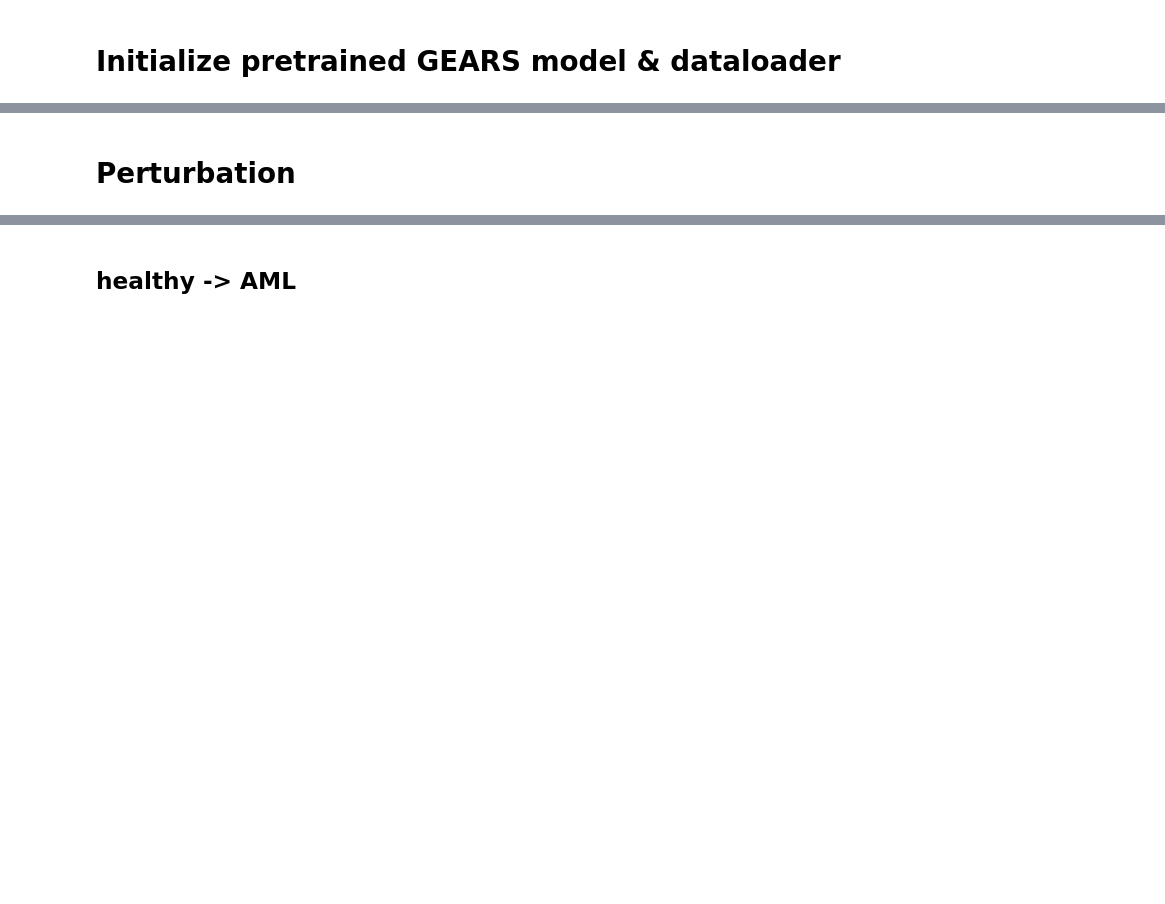
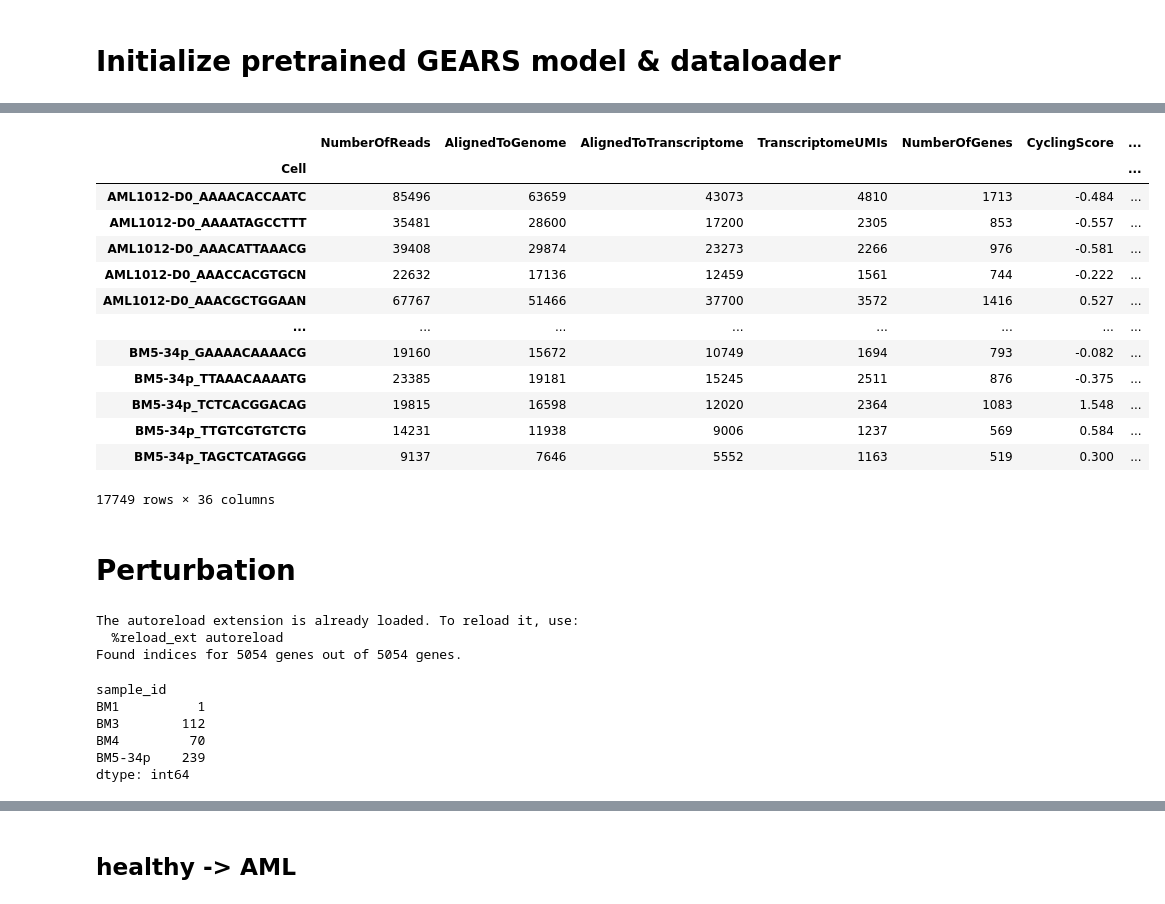
Before and after one commit to ejmockler/ML-AML, a Jupyter notebook: ml-aml.ipynb, the cells around one changed output, grey strips where cells are left out. Cells and saved outputs as stored; diff of their text form; code cells hidden in the pictures; blank space fills up the shorter version.

```diff
--- a/ml-aml.ipynb
+++ b/ml-aml.ipynb
@@ -735,0 +690,14 @@ Dataloaders created...
+# %%
+gears_pertdata = PertData(f'{gears_data_dir}/aml_scrna_embeddings')
+gears_adata.X = csr_matrix(gears_adata.X)
+adata_define_nonzero_gene_idx(gears_adata)
+
+# set the nonperturbation condition to all cells
+gears_adata.obs['condition'] = 'ctrl'
+# Convert condition boolean mask to numpy array
+gears_adata.obs['condition'] = gears_adata.obs['condition'].astype('str')
+
+gears_pertdata.new_data_process(dataset_name='aml_scrna_embeddings', adata=gears_adata, skip_calc_de=True)
+gears_pertdata.prepare_split(split='no_split')
+
+gears_pertdata.dataloader = gears_pertdata.get_dataloader(batch_size=1)
@@ -1101,3 +998,20 @@ Proceeding with 72 valid perturbations
+# %%
+gears_adata.obs
+# %% [output]
+|  | NumberOfReads | AlignedToGenome | AlignedToTranscriptome | TranscriptomeUMIs | NumberOfGenes | CyclingScore | ... |
+| Cell |  |  |  |  |  |  | ... |
+| AML1012-D0_AAAACACCAATC | 85496 | 63659 | 43073 | 4810 | 1713 | -0.484 | ... |
+| AML1012-D0_AAAATAGCCTTT | 35481 | 28600 | 17200 | 2305 | 853 | -0.557 | ... |
+| AML1012-D0_AAACATTAAACG | 39408 | 29874 | 23273 | 2266 | 976 | -0.581 | ... |
+| AML1012-D0_AAACCACGTGCN | 22632 | 17136 | 12459 | 1561 | 744 | -0.222 | ... |
+| AML1012-D0_AAACGCTGGAAN | 67767 | 51466 | 37700 | 3572 | 1416 | 0.527 | ... |
+| ... | ... | ... | ... | ... | ... | ... | ... |
+| BM5-34p_GAAAACAAAACG | 19160 | 15672 | 10749 | 1694 | 793 | -0.082 | ... |
+| BM5-34p_TTAAACAAAATG | 23385 | 19181 | 15245 | 2511 | 876 | -0.375 | ... |
+| BM5-34p_TCTCACGGACAG | 19815 | 16598 | 12020 | 2364 | 1083 | 1.548 | ... |
+| BM5-34p_TTGTCGTGTCTG | 14231 | 11938 | 9006 | 1237 | 569 | 0.584 | ... |
+| BM5-34p_TAGCTCATAGGG | 9137 | 7646 | 5552 | 1163 | 519 | 0.300 | ... |
+17749 rows × 36 columns
 # %% [markdown]
 # Perturbation
 # %%
@@ -1199,23 +1113,30 @@ def reinit_gears(self):
 
         return gears_wrapper
 # %%
+# Load the autoreload extension to automatically reload modules
+%load_ext autoreload
+# Configure autoreload to reload all modules before executing code (if changed)
+%autoreload 2
+
 import torch
-import perturbation_evaluator
+import GEARS.perturbation_evaluator as perturbation_evaluator
+import importlib
 
-import importlib
-# Reload the module to apply local changes
-importlib.reload(perturbation_evaluator)
 
-# Get the list of upregulated genes from the filtered AnnData.
-upregulated_genes = combined_adata_upregulated.var_names
+# Get the list of genes from the filtered AnnData.
+genes = gears_adata.var_names
 
 # Create a mapping from gene name to index based on aml_data.adata.
-gene_to_index = {gene: i for i, gene in enumerate(aml_data.adata.var_names)}
+gene_to_index = {gene: i for i, gene in enumerate(gears_pertdata.adata.var_names)}
 
 # Now, for each upregulated gene, get its index from aml_data.adata.
-gene_subset = [gene_to_index[gene] for gene in upregulated_genes if gene in gene_to_index]
+gene_subset = [gene_to_index[gene] for gene in genes if gene in gene_to_index]
 
-print(f"Found indices for {len(gene_subset)} genes out of {len(upregulated_genes)} upregulated genes.")
+print(f"Found indices for {len(gene_subset)} genes out of {len(genes)} genes.")
+# %% [output]
+The autoreload extension is already loaded. To reload it, use:
+  %reload_ext autoreload
+Found indices for 5054 genes out of 5054 genes.
 # %%
 device = 'cuda' if torch.cuda.is_available() else 'cpu'
 
@@ -1238,3 +1159,12 @@ sorted_adata = sorted_adata[sort_idx.numpy()]
 # Separate the good cells into normal and malignant subsets based on 'PredictionRefined'
 healthy_adata = sorted_adata[sorted_adata.obs['PredictionRefined'] == 'normal']
 cancer_adata = sorted_adata[sorted_adata.obs['PredictionRefined'] == 'malignant']
+# %%
+healthy_adata.obs.groupby('sample_id').size()
+# %% [output]
+sample_id
+BM1          1
+BM3        112
+BM4         70
+BM5-34p    239
+dtype: int64
```
Also changed, not shown: parts of 76 cells of this notebook, 17 other files.
